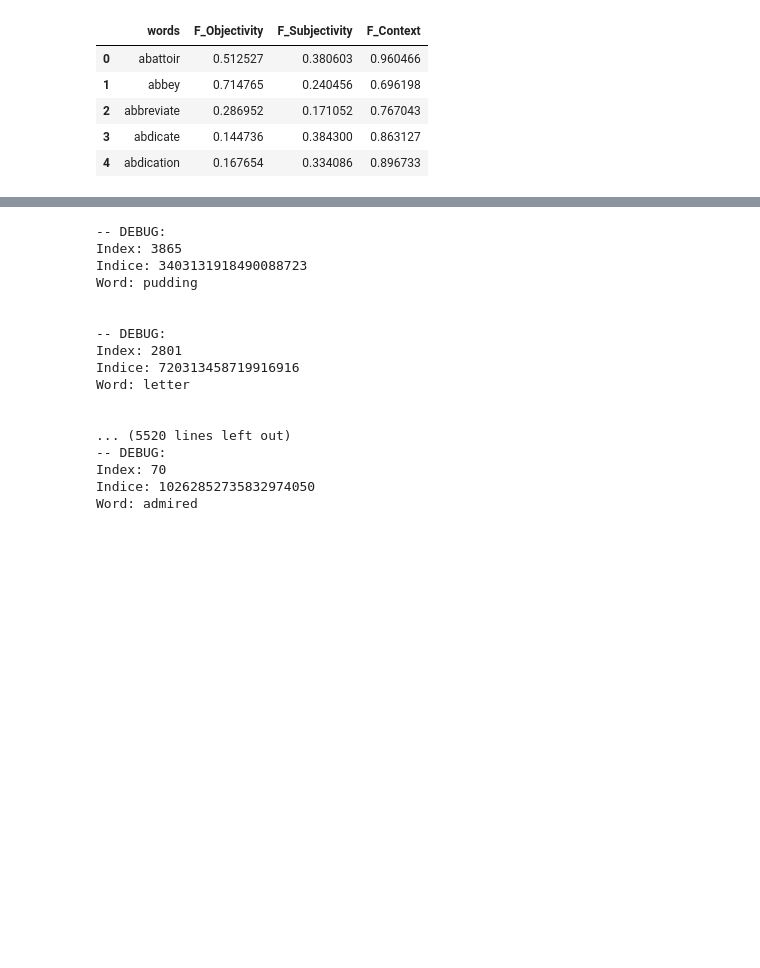
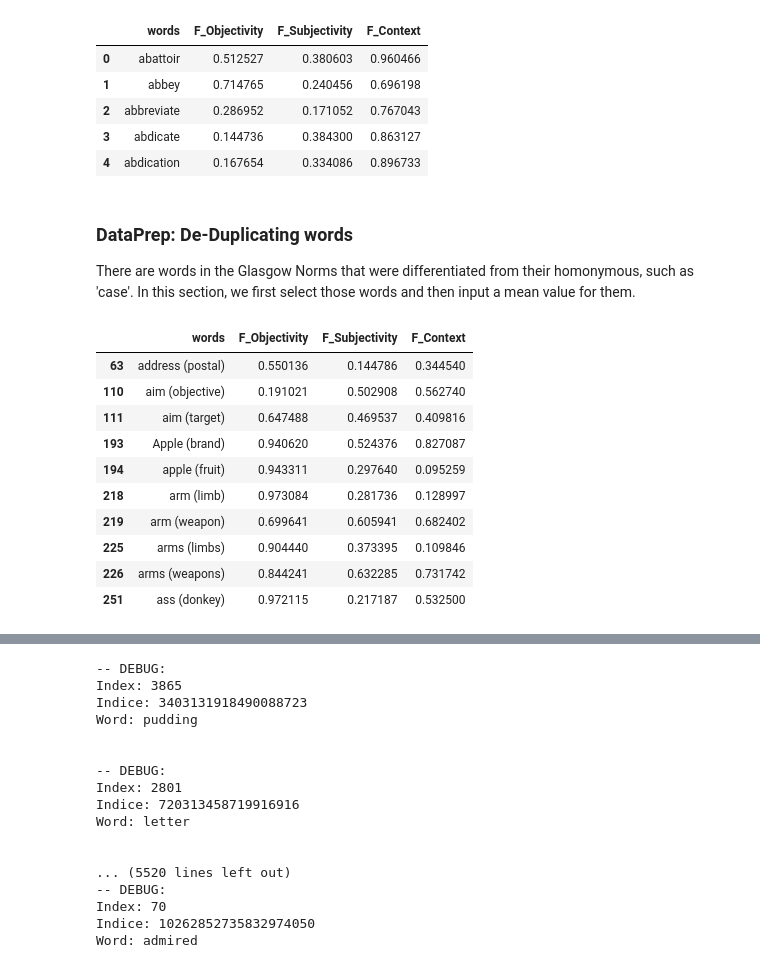
Before and after one commit to tbnsilveira/semantic_classifier, a Jupyter notebook: notebooks/Exp01_SCA_WE.ipynb, the cells around one changed output, grey strips where cells are left out. Cells and saved outputs as stored; diff of their text form; code cells hidden in the pictures; blank space fills up the shorter version.

Commit message:
dataprep on SCA words

```diff
--- a/notebooks/Exp01_SCA_WE.ipynb
+++ b/notebooks/Exp01_SCA_WE.ipynb
@@ -111,3 +102,6 @@ df_factors.head()
 | 2 | abbreviate | 0.286952 | 0.171052 | 0.767043 |
 | 3 | abdicate | 0.144736 | 0.384300 | 0.863127 |
 | 4 | abdication | 0.167654 | 0.334086 | 0.896733 |
+# %% [markdown]
+### DataPrep: De-Duplicating words
+There are words in the Glasgow Norms that were differentiated from their homonymous, such as 'case'. In this section, we first select those words and then input a mean value for them.
@@ -113,0 +111,15 @@ df_factors.head()
+# %%
+df_duplicated = df_factors[df_factors['words'].str.match(r'\b\w+\s+\(\w+\)')]
+df_duplicated.head(10)
+# %% [output]
+|  | words | F_Objectivity | F_Subjectivity | F_Context |
+| 63 | address (postal) | 0.550136 | 0.144786 | 0.344540 |
+| 110 | aim (objective) | 0.191021 | 0.502908 | 0.562740 |
+| 111 | aim (target) | 0.647488 | 0.469537 | 0.409816 |
+| 193 | Apple (brand) | 0.940620 | 0.524376 | 0.827087 |
+| 194 | apple (fruit) | 0.943311 | 0.297640 | 0.095259 |
+| 218 | arm (limb) | 0.973084 | 0.281736 | 0.128997 |
+| 219 | arm (weapon) | 0.699641 | 0.605941 | 0.682402 |
+| 225 | arms (limbs) | 0.904440 | 0.373395 | 0.109846 |
+| 226 | arms (weapons) | 0.844241 | 0.632285 | 0.731742 |
+| 251 | ass (donkey) | 0.972115 | 0.217187 | 0.532500 |
```
Also changed, not shown: parts of 29 cells of this notebook.
